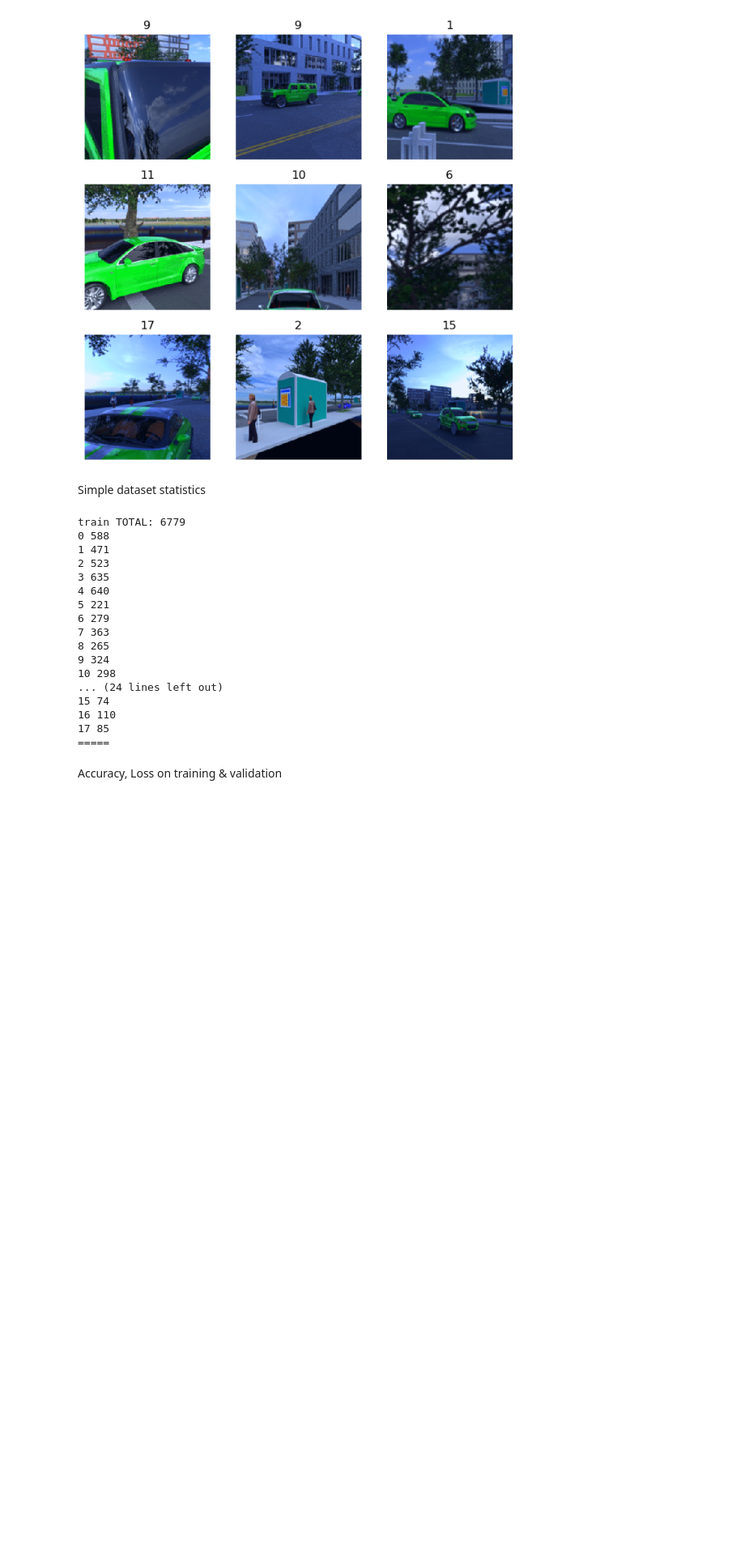
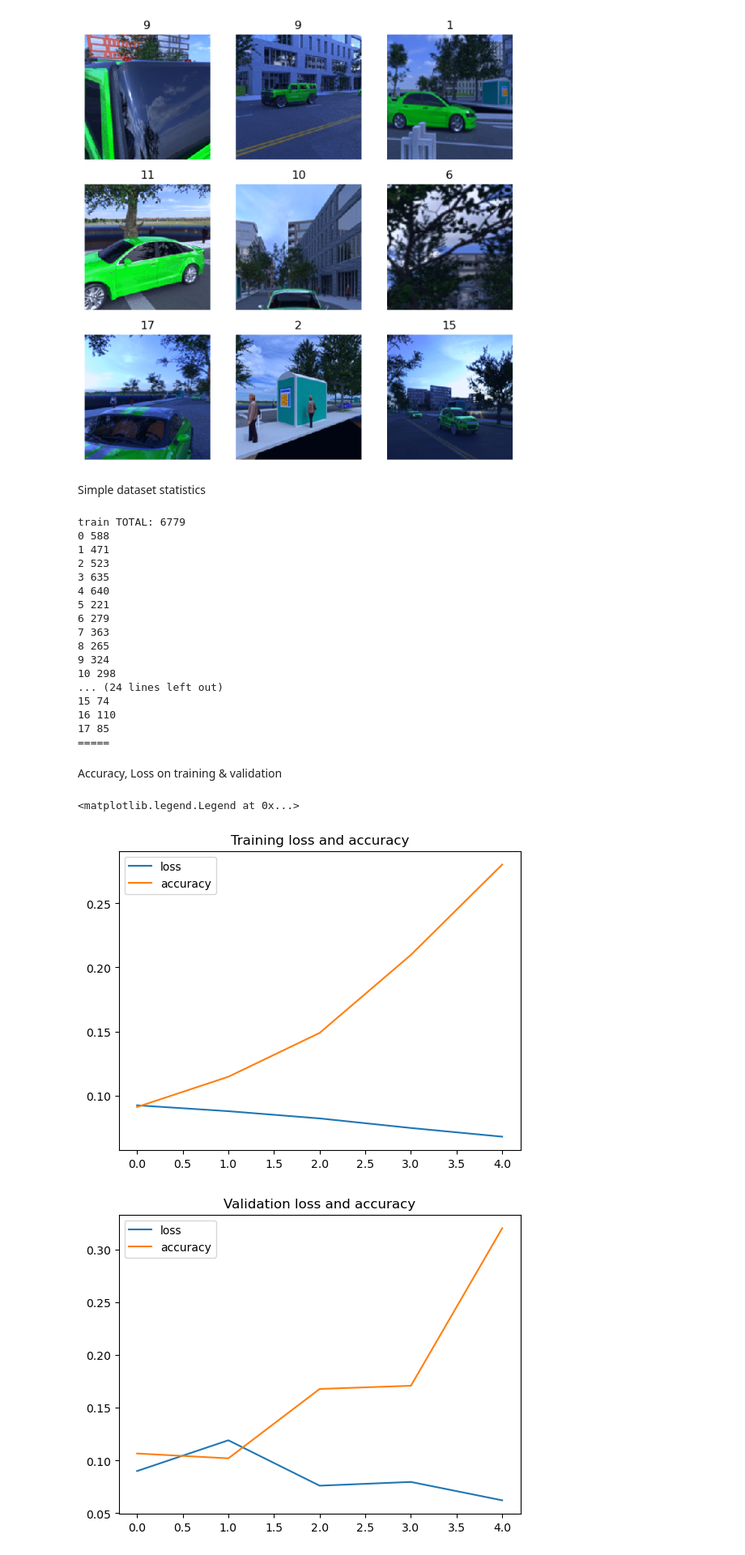
Before and after one commit to jhsieh731/pytorch_playground, a Jupyter notebook: biased_cars/model.ipynb, the cells around one changed output. Shown at 81% size. Drawn from its saved outputs; the diff is of its cells as text; code cells hidden in the pictures; blank space fills up the shorter version.

```diff
--- a/biased_cars/model.ipynb
+++ b/biased_cars/model.ipynb
@@ -324,3 +324,18 @@ train TOTAL: 6779
 =====
 # %% [markdown]
 Accuracy, Loss on training & validation
+# %%
+plt.plot(losses["train"], label='loss')
+plt.plot(accuracies["train"], label='accuracy')
+plt.title("Training loss and accuracy")
+plt.legend(loc="upper left")
+
+plt.figure()
+plt.plot(losses["val"], label='loss')
+plt.plot(accuracies["val"], label='accuracy')
+plt.title("Validation loss and accuracy")
+plt.legend(loc="upper left")
+# %% [output]
+<matplotlib.legend.Legend at 0x...>
+[figure, added]
+[figure, added]
```
Also changed, not shown: parts of 1 cell of this notebook.
